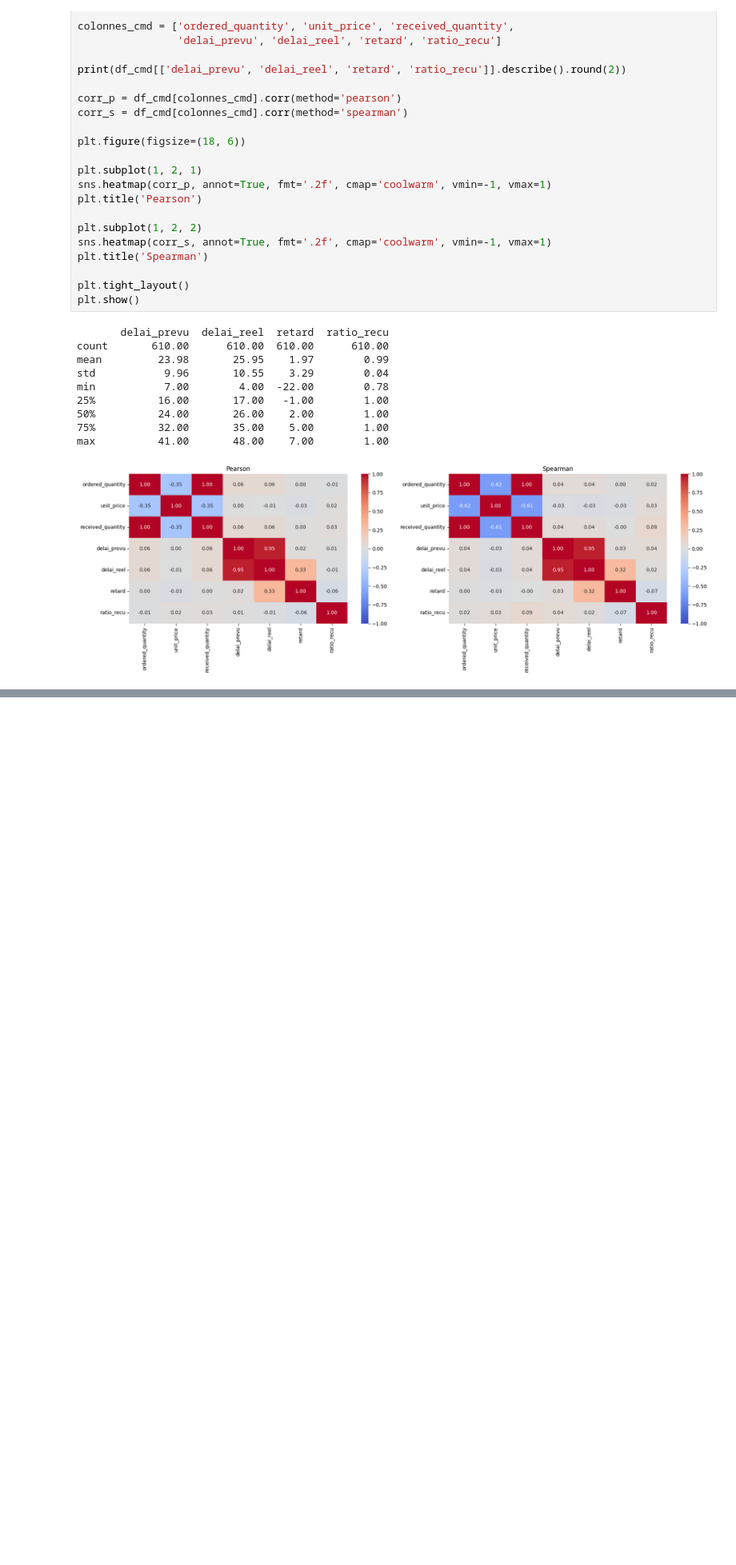
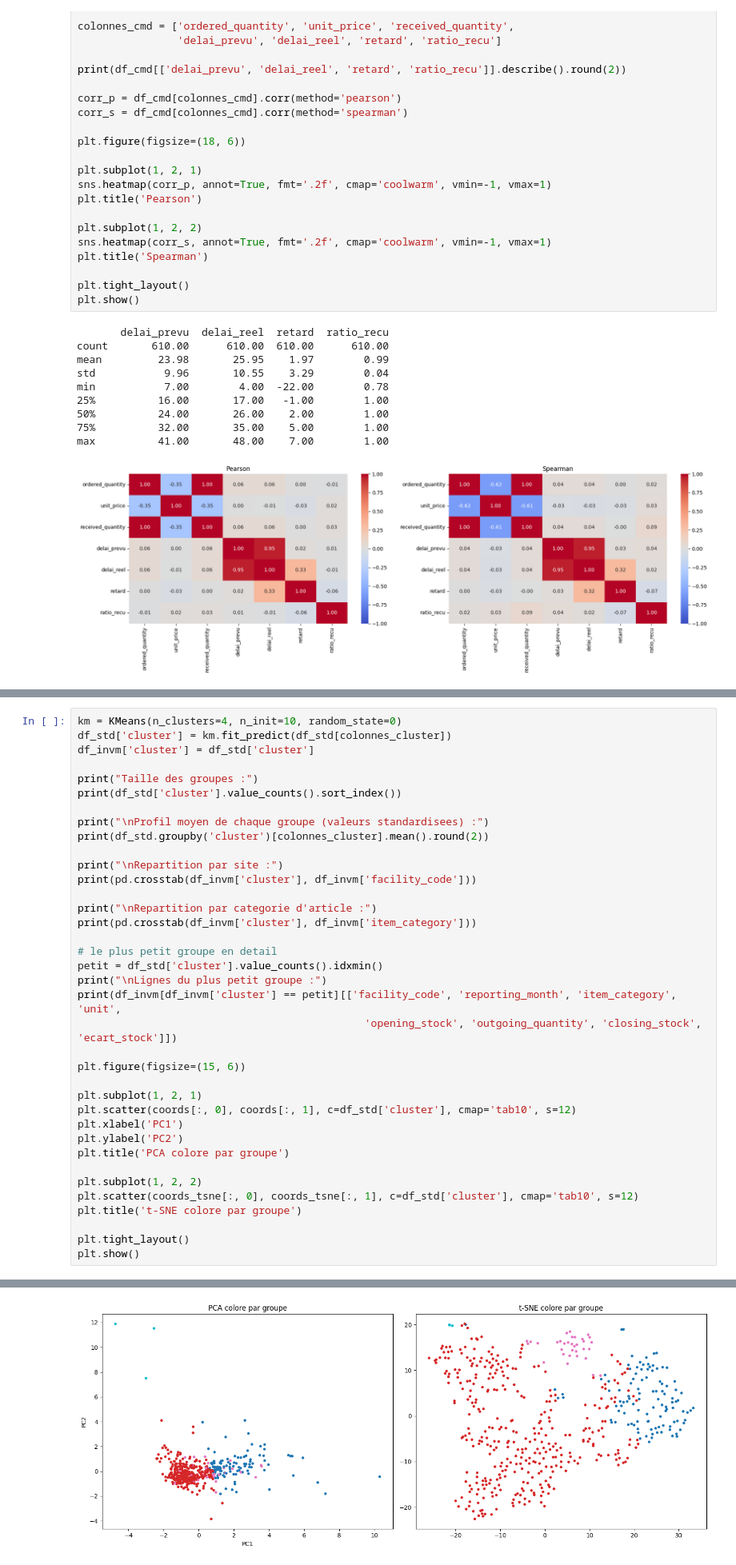
Before and after one commit to Sheik-info/20262027-UE-DataMining-Project, a Jupyter notebook: logistics.ipynb, the cells around one changed output, grey strips where cells are left out. Shown at 80% size. Saved outputs shown, nothing was run; the diff lists cells and outputs as text; blank space fills up the shorter version.

```diff
--- a/logistics.ipynb
+++ b/logistics.ipynb
@@ -1235,0 +1468,38 @@ max          41.00       48.00    7.00        1.00
+# %%
+km = KMeans(n_clusters=4, n_init=10, random_state=0)
+df_std['cluster'] = km.fit_predict(df_std[colonnes_cluster])
+df_invm['cluster'] = df_std['cluster']
+
+print("Taille des groupes :")
+print(df_std['cluster'].value_counts().sort_index())
+
+print("\nProfil moyen de chaque groupe (valeurs standardisees) :")
+print(df_std.groupby('cluster')[colonnes_cluster].mean().round(2))
+
+print("\nRepartition par site :")
+print(pd.crosstab(df_invm['cluster'], df_invm['facility_code']))
+
+print("\nRepartition par categorie d'article :")
+print(pd.crosstab(df_invm['cluster'], df_invm['item_category']))
+
+# le plus petit groupe en detail
+petit = df_std['cluster'].value_counts().idxmin()
+print("\nLignes du plus petit groupe :")
+print(df_invm[df_invm['cluster'] == petit][['facility_code', 'reporting_month', 'item_category', 'unit',
+                                              'opening_stock', 'outgoing_quantity', 'closing_stock', 'ecart_stock']])
+
+plt.figure(figsize=(15, 6))
+
+plt.subplot(1, 2, 1)
+plt.scatter(coords[:, 0], coords[:, 1], c=df_std['cluster'], cmap='tab10', s=12)
+plt.xlabel('PC1')
+plt.ylabel('PC2')
+plt.title('PCA colore par groupe')
+
+plt.subplot(1, 2, 2)
+plt.scatter(coords_tsne[:, 0], coords_tsne[:, 1], c=df_std['cluster'], cmap='tab10', s=12)
+plt.title('t-SNE colore par groupe')
+
+plt.tight_layout()
+plt.show()
+# %% [output]
@@ -1235,0 +1523 @@ max          41.00       48.00    7.00        1.00
+[figure, added]
```
Also changed, not shown: parts of 39 cells of this notebook.
